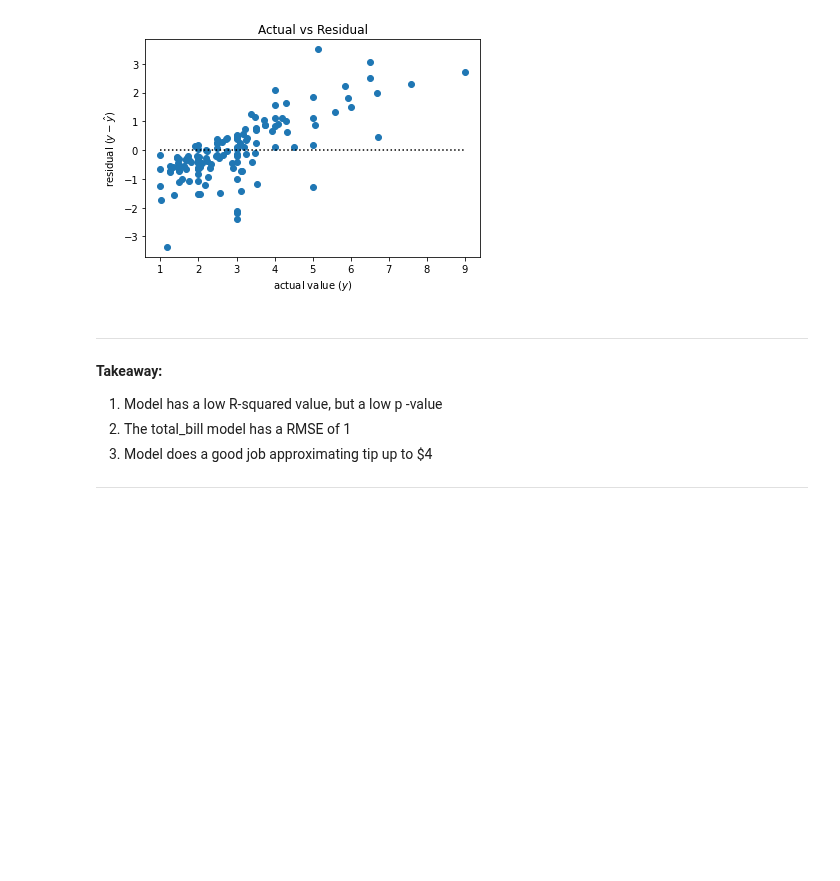
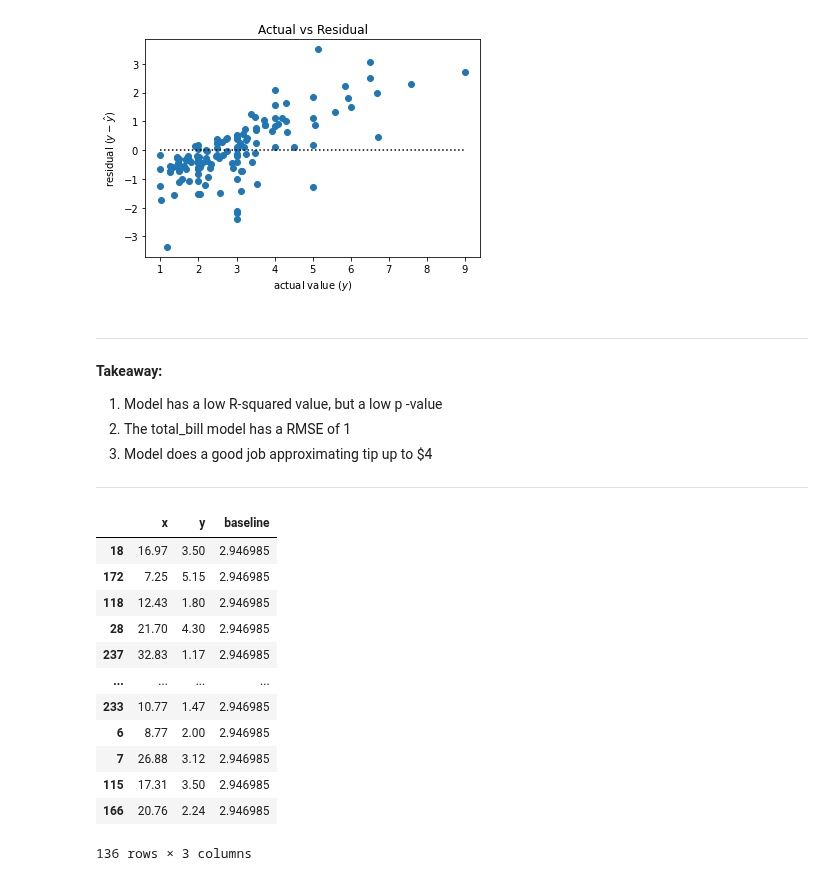
Before and after one commit to CSolitaire/regression-exercises, a Jupyter notebook: evaluate.ipynb, the cells around one changed output. Saved outputs shown, nothing was run; the diff lists cells and outputs as text; code cells hidden in the pictures; blank space fills up the shorter version.

```diff
--- a/evaluate.ipynb
+++ b/evaluate.ipynb
@@ -705,3 +705,35 @@ p-value for model significance =  7.18647033208955e-20
 3. Model does a good job approximating tip up to $4
 
 ***
+# %%
+df = sns.load_dataset("tips")
+train_validate, test = train_test_split(df, test_size = .2, random_state = 123)
+train, validate = train_test_split(train_validate, test_size = .3, random_state = 123)
+train.shape, validate.shape, test.shape
+
+def linear_model(linear_model, target, feature):
+    baseline = target.mean()                              # Change for dependent (Y)
+    model = linear_model            # Change for dependent (Y) and independent (X)
+    evaluate = pd.DataFrame()
+    evaluate["x"] = features                          # Change for independent (X)
+
+    # Our y is our dependent variable
+    evaluate["y"] = target                                # Change for dependent (Y)
+    evaluate["baseline"] = target.mean()                  # Change for dependent (Y)
+    return evaluate
+# %%
+linear_model(ols('tip ~ total_bill', train).fit(), train.tip, train.total_bill)
+# %% [output]
+|  | x | y | baseline |
+| 18 | 16.97 | 3.50 | 2.946985 |
+| 172 | 7.25 | 5.15 | 2.946985 |
+| 118 | 12.43 | 1.80 | 2.946985 |
+| 28 | 21.70 | 4.30 | 2.946985 |
+| 237 | 32.83 | 1.17 | 2.946985 |
+| ... | ... | ... | ... |
+| 233 | 10.77 | 1.47 | 2.946985 |
+| 6 | 8.77 | 2.00 | 2.946985 |
+| 7 | 26.88 | 3.12 | 2.946985 |
+| 115 | 17.31 | 3.50 | 2.946985 |
+| 166 | 20.76 | 2.24 | 2.946985 |
+136 rows × 3 columns
```
Also changed, not shown: parts of 2 cells of this notebook.
